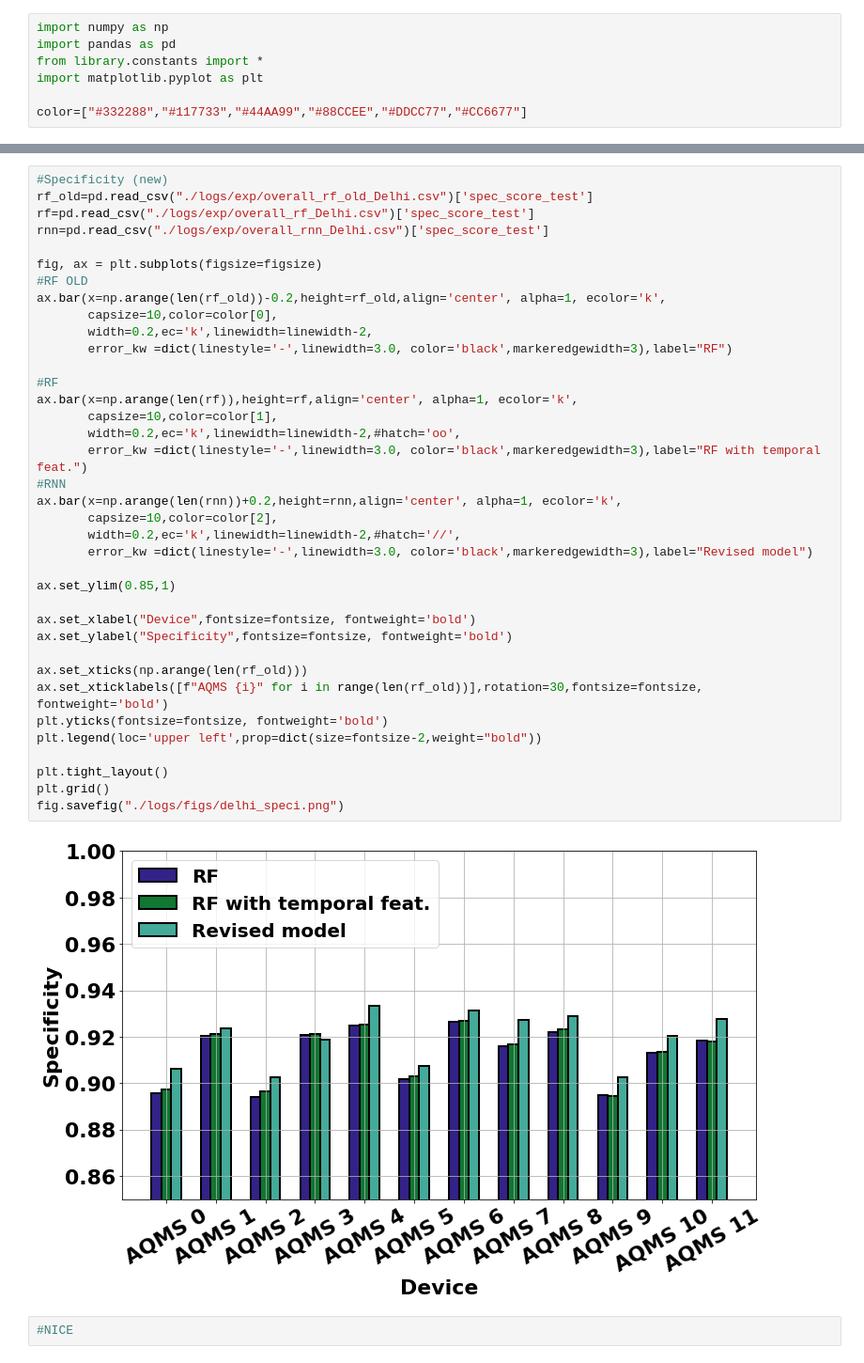
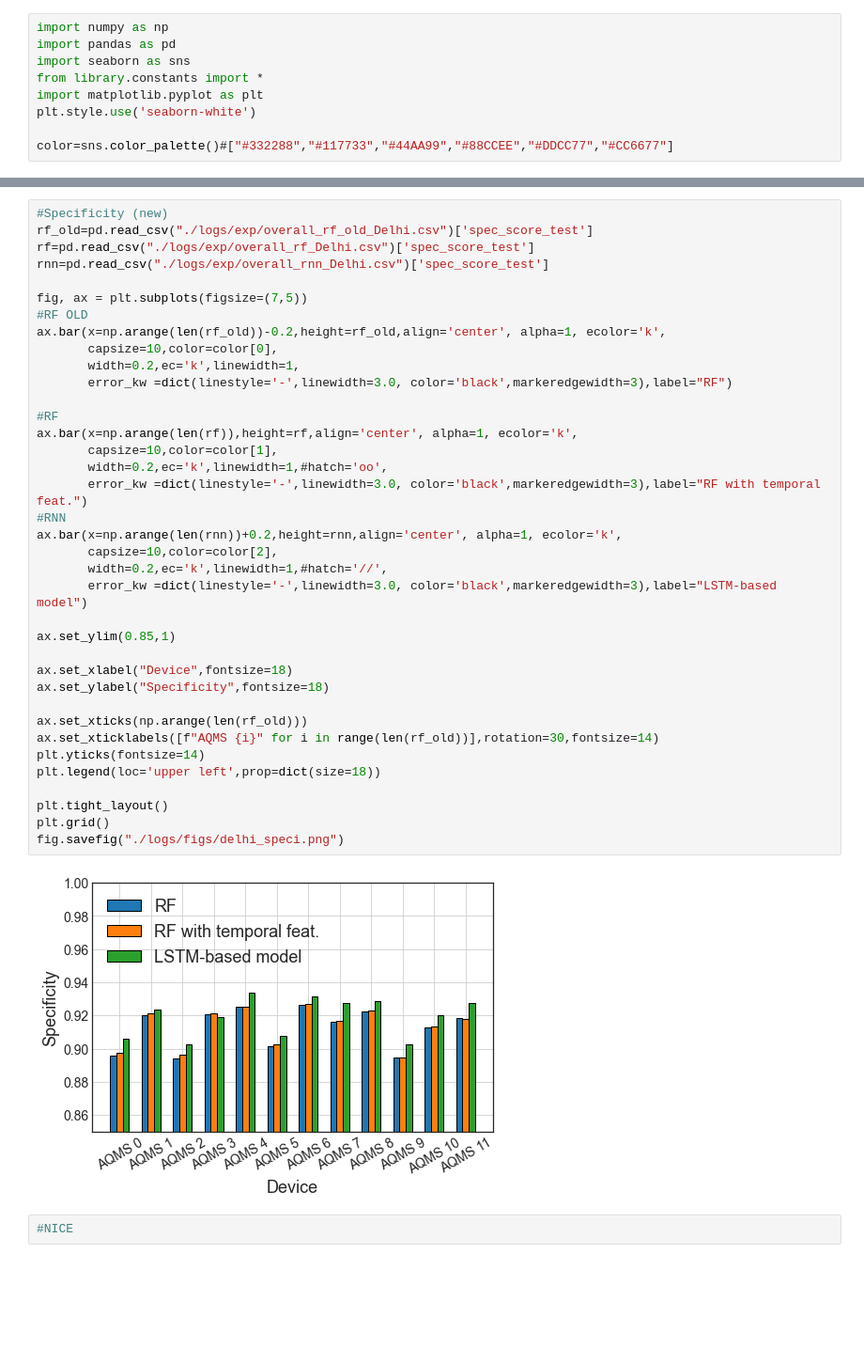
Before and after one commit to prasenjit52282/AQuaMoHo, a Jupyter notebook: plots.ipynb, the cells around one changed output, grey strips where cells are left out. Shown: that part at 94% size. Drawn from its saved outputs; the diff is of its cells as text; blank space fills up the shorter version.

```diff
--- a/plots.ipynb
+++ b/plots.ipynb
@@ -1,10 +1,12 @@
 # %%
 import numpy as np
 import pandas as pd
+import seaborn as sns
 from library.constants import *
 import matplotlib.pyplot as plt
+plt.style.use('seaborn-white')
 
-color=["#332288","#117733","#44AA99","#88CCEE","#DDCC77","#CC6677"]
+color=sns.color_palette()#["#332288","#117733","#44AA99","#88CCEE","#DDCC77","#CC6677"]
 # %%
 #Sensitivity(Recall)
 rf_old=pd.read_csv("./logs/exp/overall_rf_old_Delhi.csv")['rec_score_test']
@@ -47,41 +49,41 @@ fig.savefig("./logs/figs/delhi_sensi.png")
 # %%
 #Specificity (new)
 rf_old=pd.read_csv("./logs/exp/overall_rf_old_Delhi.csv")['spec_score_test']
 rf=pd.read_csv("./logs/exp/overall_rf_Delhi.csv")['spec_score_test']
 rnn=pd.read_csv("./logs/exp/overall_rnn_Delhi.csv")['spec_score_test']
 
-fig, ax = plt.subplots(figsize=figsize)
+fig, ax = plt.subplots(figsize=(7,5))
 #RF OLD
 ax.bar(x=np.arange(len(rf_old))-0.2,height=rf_old,align='center', alpha=1, ecolor='k',
        capsize=10,color=color[0],
-       width=0.2,ec='k',linewidth=linewidth-2,
+       width=0.2,ec='k',linewidth=1,
        error_kw =dict(linestyle='-',linewidth=3.0, color='black',markeredgewidth=3),label="RF")
 
 #RF
 ax.bar(x=np.arange(len(rf)),height=rf,align='center', alpha=1, ecolor='k',
        capsize=10,color=color[1],
-       width=0.2,ec='k',linewidth=linewidth-2,#hatch='oo',
+       width=0.2,ec='k',linewidth=1,#hatch='oo',
        error_kw =dict(linestyle='-',linewidth=3.0, color='black',markeredgewidth=3),label="RF with temporal feat.")
 #RNN
 ax.bar(x=np.arange(len(rnn))+0.2,height=rnn,align='center', alpha=1, ecolor='k',
        capsize=10,color=color[2],
-       width=0.2,ec='k',linewidth=linewidth-2,#hatch='//',
-       error_kw =dict(linestyle='-',linewidth=3.0, color='black',markeredgewidth=3),label="Revised model")
+       width=0.2,ec='k',linewidth=1,#hatch='//',
+       error_kw =dict(linestyle='-',linewidth=3.0, color='black',markeredgewidth=3),label="LSTM-based model")
 
 ax.set_ylim(0.85,1)
 
-ax.set_xlabel("Device",fontsize=fontsize, fontweight='bold')
-ax.set_ylabel("Specificity",fontsize=fontsize, fontweight='bold')
+ax.set_xlabel("Device",fontsize=18)
+ax.set_ylabel("Specificity",fontsize=18)
 
 ax.set_xticks(np.arange(len(rf_old)))
-ax.set_xticklabels([f"AQMS {i}" for i in range(len(rf_old))],rotation=30,fontsize=fontsize, fontweight='bold')
-plt.yticks(fontsize=fontsize, fontweight='bold')
-plt.legend(loc='upper left',prop=dict(size=fontsize-2,weight="bold"))
+ax.set_xticklabels([f"AQMS {i}" for i in range(len(rf_old))],rotation=30,fontsize=14)
+plt.yticks(fontsize=14)
+plt.legend(loc='upper left',prop=dict(size=18))
 
 plt.tight_layout()
 plt.grid()
 fig.savefig("./logs/figs/delhi_speci.png")
 # %% [output]
-[figure, old version]
+[figure, new version]
 # %%
 #NICE
```
Also changed, not shown: parts of 1 cell of this notebook, 2 other files.
